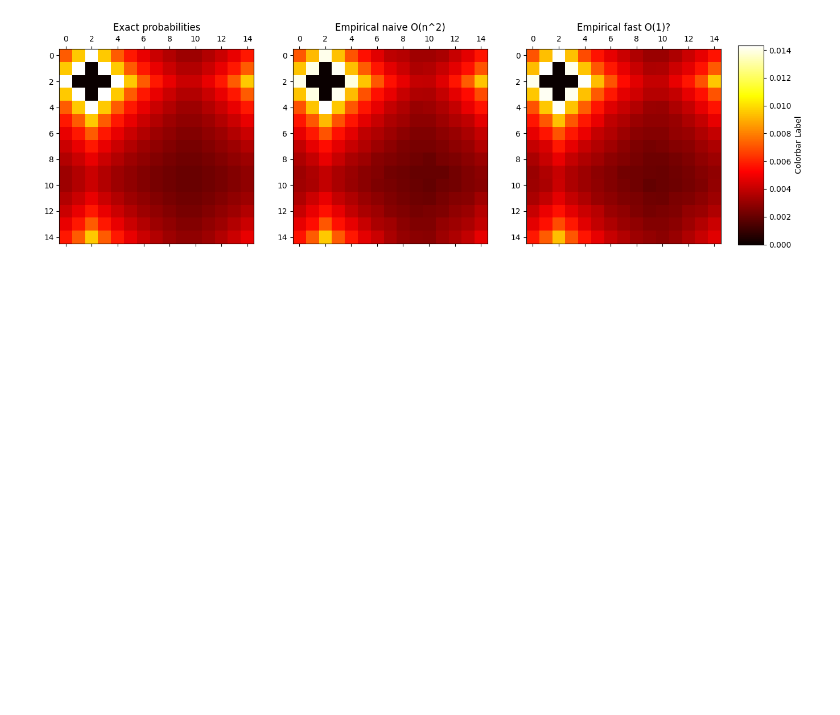
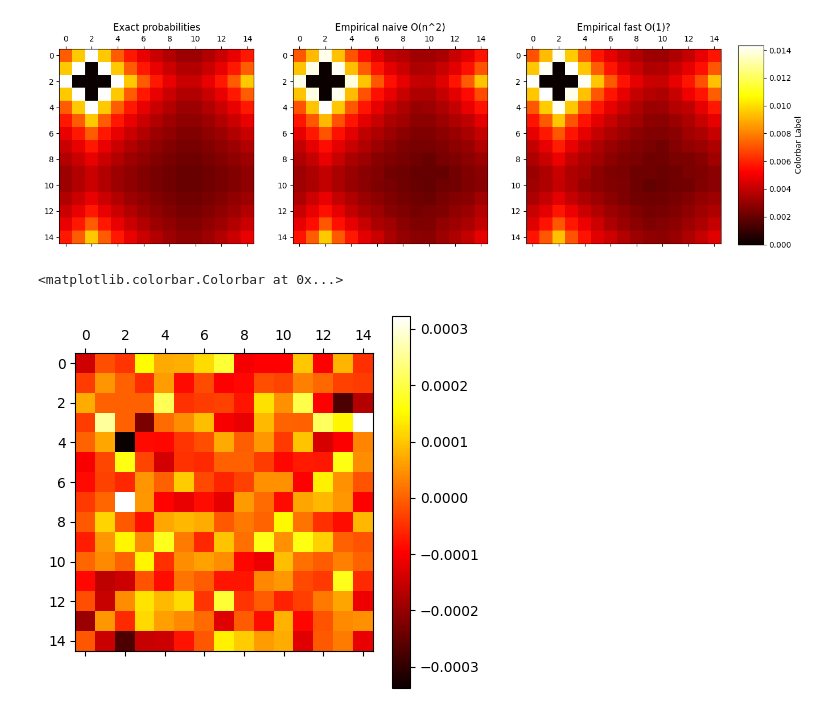
Before and after one commit to ricsi98/utvalasztas_verseny, a Jupyter notebook: smart_sampling.ipynb, the cells around one changed output. Drawn from its saved outputs; the diff is of its cells as text; code cells hidden in the pictures; blank space fills up the shorter version.

```diff
--- a/smart_sampling.ipynb
+++ b/smart_sampling.ipynb
@@ -127,7 +127,7 @@ def generate_offset(n, i, o):
 
     diameter = (n-1) // 2
     num_possible = num_of_distance(n, i)
-    assert 0 <= o < num_possible
+    assert 0 <= o < num_possible, f"o={o}, num_possible={num_possible}"
     #o = np.random.randint(num_possible)
 
     start = max(0, i - diameter)
@@ -205,7 +205,8 @@ plt.show()
 
 # based on distance, we need to count how many different offsets with that distance we have
 # then sample uniformly from those offsets
-deltas = [random.choice(possible_offsets(N, i)) for i in distances]
+#deltas = [random.choice(possible_offsets(N, i)) for i in distances]
+deltas = [generate_offset(N, i, random.randint(0,num_of_distance(N,i)-1)) for i in distances]
 dx = np.array([d[0] for d in deltas])
 dy = np.array([d[1] for d in deltas])
 
@@ -255,3 +256,9 @@ plt.show()
 plt.show()
 # %% [output]
 [figure]
+# %%
+plt.matshow(empirical2 - empirical, cmap='hot')
+plt.colorbar()
+# %% [output]
+<matplotlib.colorbar.Colorbar at 0x...>
+[figure, added]
```
